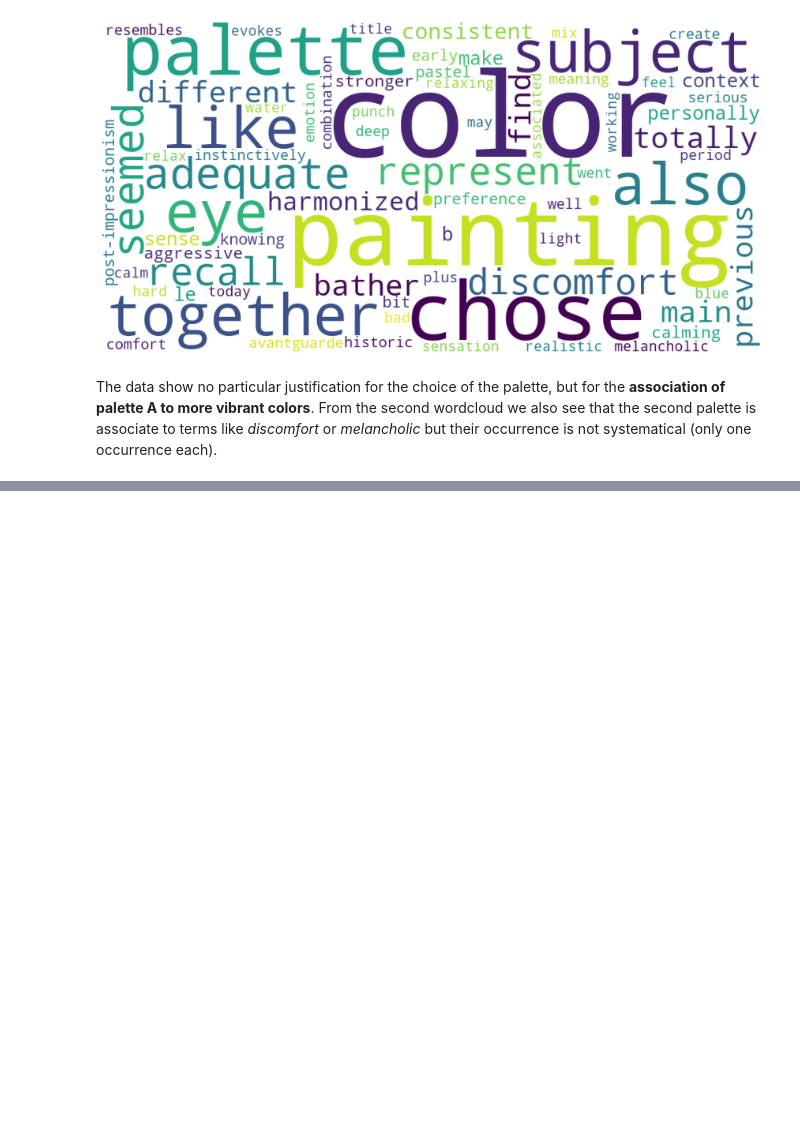
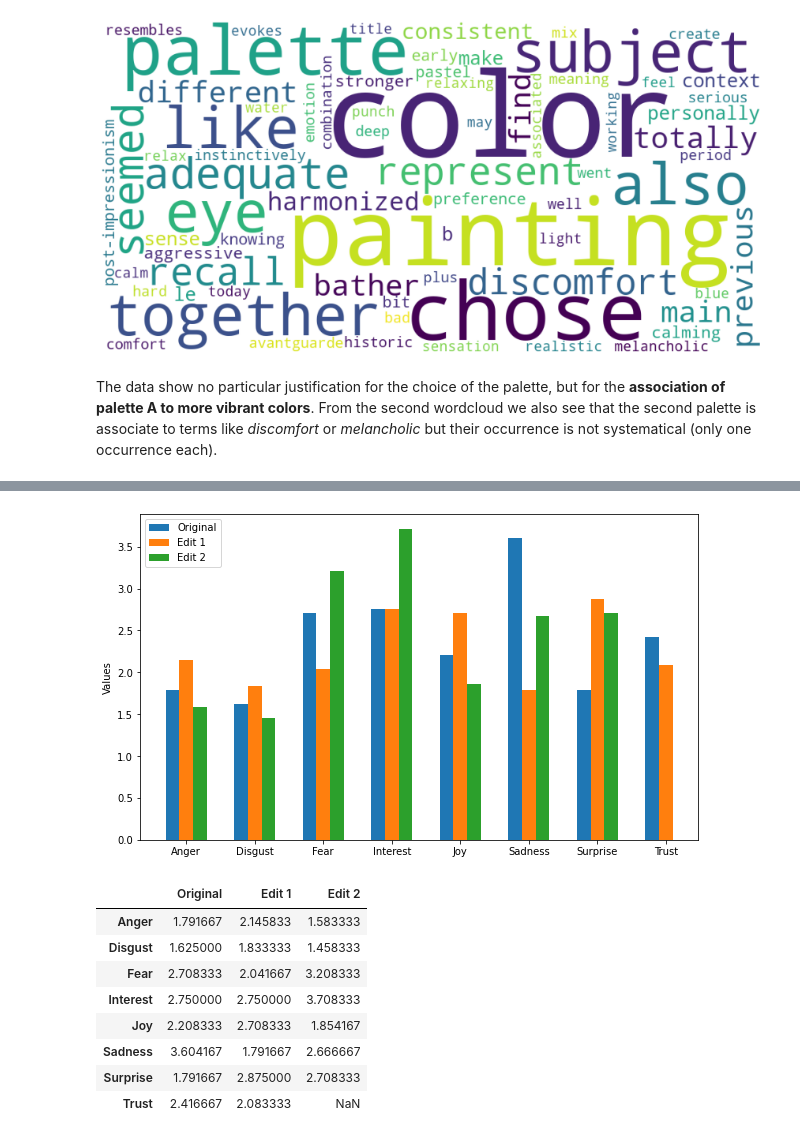
Before and after one commit to ManueleVeggi/mytisse, a Jupyter notebook: testing_sessions/230608_unibo/exploratory_analysis.ipynb, the cells around one changed output, grey strips where cells are left out. Saved outputs shown, nothing was run; the diff lists cells and outputs as text; code cells hidden in the pictures; blank space fills up the shorter version.

```diff
--- a/testing_sessions/230608_unibo/exploratory_analysis.ipynb
+++ b/testing_sessions/230608_unibo/exploratory_analysis.ipynb
@@ -201,0 +310,36 @@ The data show no particular justification for the choice of the palette, but for
+# %%
+# To plot the values, follow similar approach as before
+keys = list(emotion_data("q4").keys())
+values1 = list(emotion_data("q4").values())
+values2 = list(emotion_data("q10").values())
+values3 = list(emotion_data("q12").values())
+
+x = range(len(keys))
+
+width = 0.2
+plt.figure(figsize=(10, 6))
+
+plt.bar(x, values1, width=width, label='Original')
+plt.bar([i + width for i in x], values2, width=width, label='Edit 1')
+plt.bar([i + 2 * width for i in x], values3, width=width, label='Edit 2')
+plt.xticks([i + width for i in x], keys)
+plt.ylabel('Values')
+
+plt.legend()
+
+plt.show()
+
+# For a better comparison, print values as pd.DataFrame
+
+pd.DataFrame({'Original': emotion_data("q4"), 'Edit 1': emotion_data("q10"), 'Edit 2': emotion_data("q12")})
+# %% [output]
+[figure, added]
+|  | Original | Edit 1 | Edit 2 |
+| Anger | 1.791667 | 2.145833 | 1.583333 |
+| Disgust | 1.625000 | 1.833333 | 1.458333 |
+| Fear | 2.708333 | 2.041667 | 3.208333 |
+| Interest | 2.750000 | 2.750000 | 3.708333 |
+| Joy | 2.208333 | 2.708333 | 1.854167 |
+| Sadness | 3.604167 | 1.791667 | 2.666667 |
+| Surprise | 1.791667 | 2.875000 | 2.708333 |
+| Trust | 2.416667 | 2.083333 | NaN |
```
Also changed, not shown: parts of 7 cells of this notebook, 7 other files.
